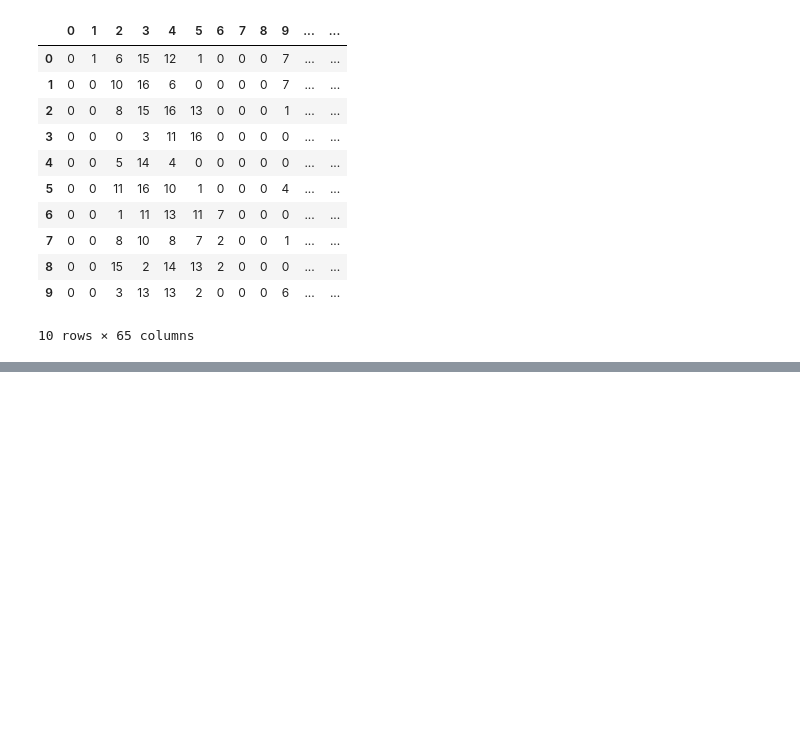
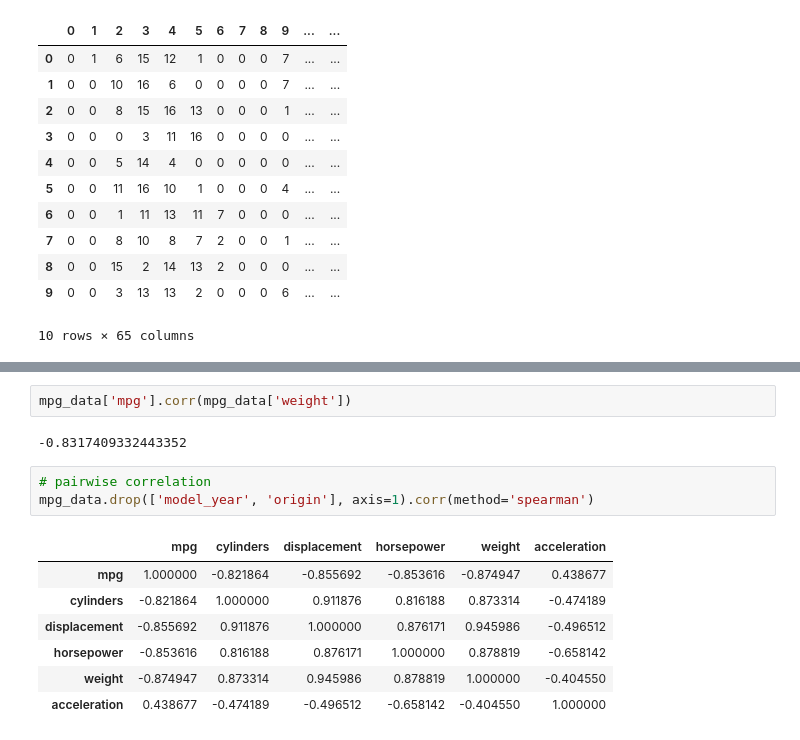
Before and after one commit to rshul/pydat, a Jupyter notebook: stat/usedat.ipynb, the cells around one changed output, grey strips where cells are left out. Saved outputs shown, nothing was run; the diff lists cells and outputs as text; blank space fills up the shorter version.

```diff
--- a/stat/usedat.ipynb
+++ b/stat/usedat.ipynb
@@ -45,0 +79,15 @@ digits.sample(5)
+# %%
+mpg_data['mpg'].corr(mpg_data['weight'])
+# %% [output]
+-0.8317409332443352
+# %%
+# pairwise correlation
+mpg_data.drop(['model_year', 'origin'], axis=1).corr(method='spearman')
+# %% [output]
+|  | mpg | cylinders | displacement | horsepower | weight | acceleration |
+| mpg | 1.000000 | -0.821864 | -0.855692 | -0.853616 | -0.874947 | 0.438677 |
+| cylinders | -0.821864 | 1.000000 | 0.911876 | 0.816188 | 0.873314 | -0.474189 |
+| displacement | -0.855692 | 0.911876 | 1.000000 | 0.876171 | 0.945986 | -0.496512 |
+| horsepower | -0.853616 | 0.816188 | 0.876171 | 1.000000 | 0.878819 | -0.658142 |
+| weight | -0.874947 | 0.873314 | 0.945986 | 0.878819 | 1.000000 | -0.404550 |
+| acceleration | 0.438677 | -0.474189 | -0.496512 | -0.658142 | -0.404550 | 1.000000 |
```
Also changed, not shown: parts of 6 cells of this notebook.
